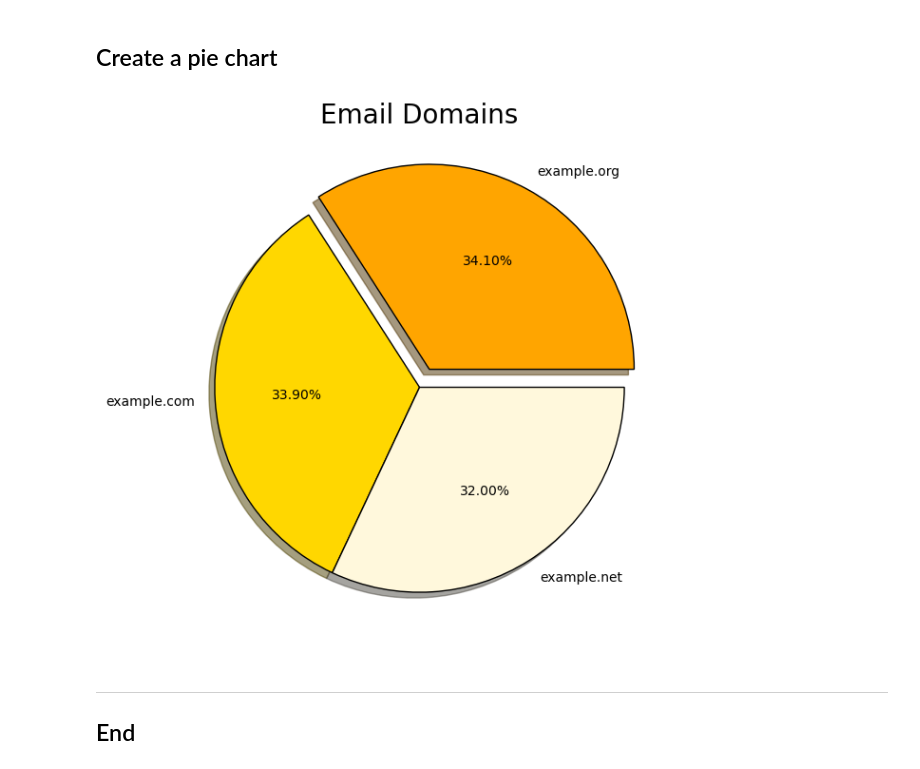
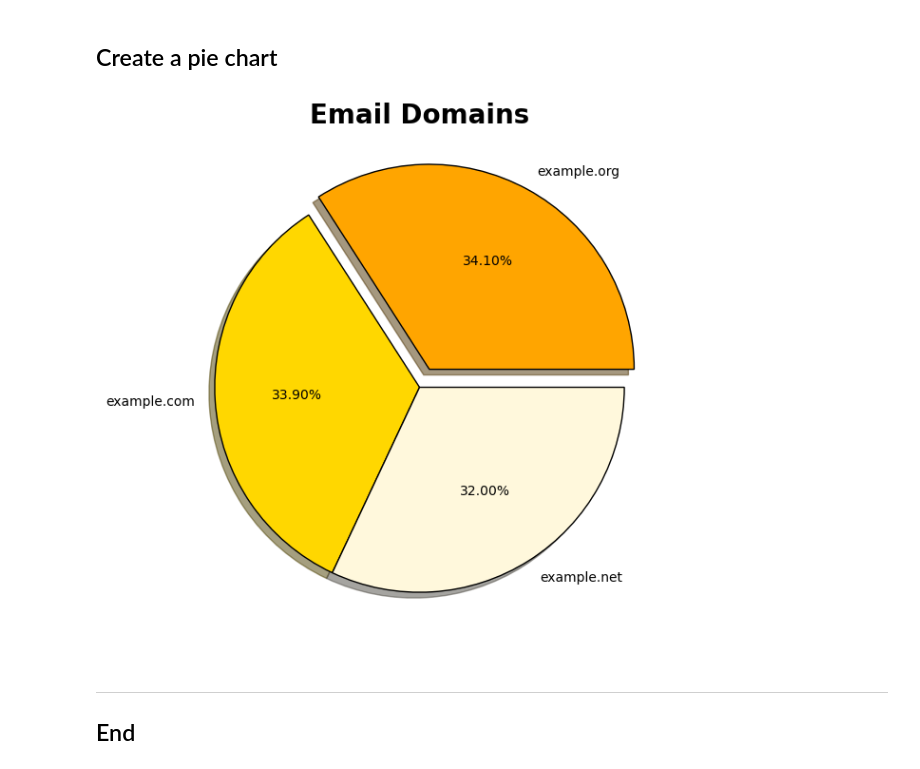
Before and after one commit to eoghanpw/PFDA-assignments, a Jupyter notebook: assignment03-pie.ipynb, the cells around one changed output. Saved outputs shown, nothing was run; the diff lists cells and outputs as text; code cells hidden in the pictures.

```diff
--- a/assignment03-pie.ipynb
+++ b/assignment03-pie.ipynb
@@ -44,18 +44,18 @@ df.head(3)
 # %%
 # Pie chart.
 count = df["Domain"].value_counts()
 labels = count.index
 colours = ("orange", "gold", "cornsilk")
 
 fig, ax = plt.subplots(figsize=(7, 7))
 ax.pie(count, labels=labels, colors=colours, autopct='%1.2f%%', shadow=True,
        explode=(0.1, 0, 0), wedgeprops={"edgecolor": "k"})
 
-ax.set_title("Email Domains", fontsize=20)
+ax.set_title("Email Domains", fontsize=20, fontweight="bold")
 
 plt.show()
 # %% [output]
-[figure, old version]
+[figure, new version]
 # %% [markdown]
 ***
 ## End
```
Also changed, not shown: 2 other files.
